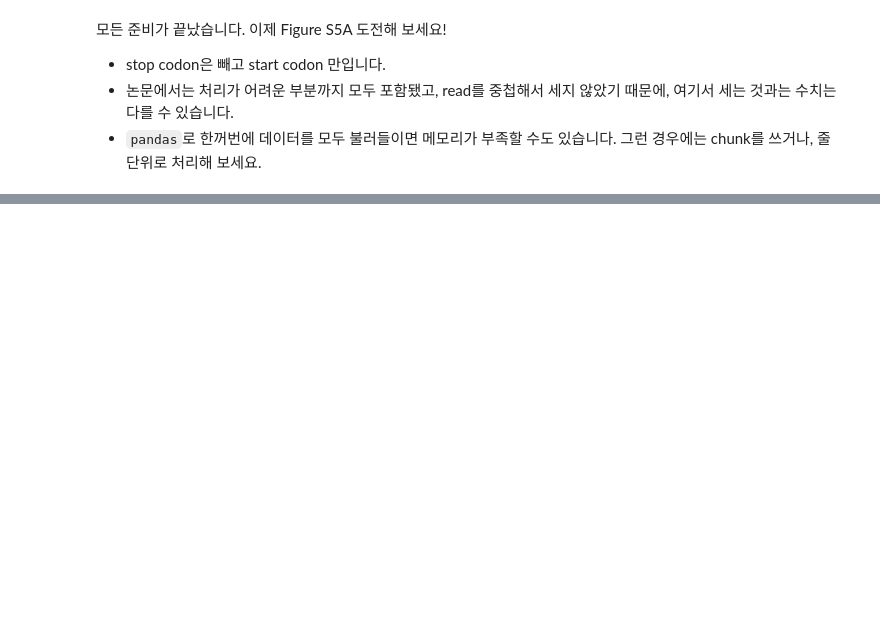
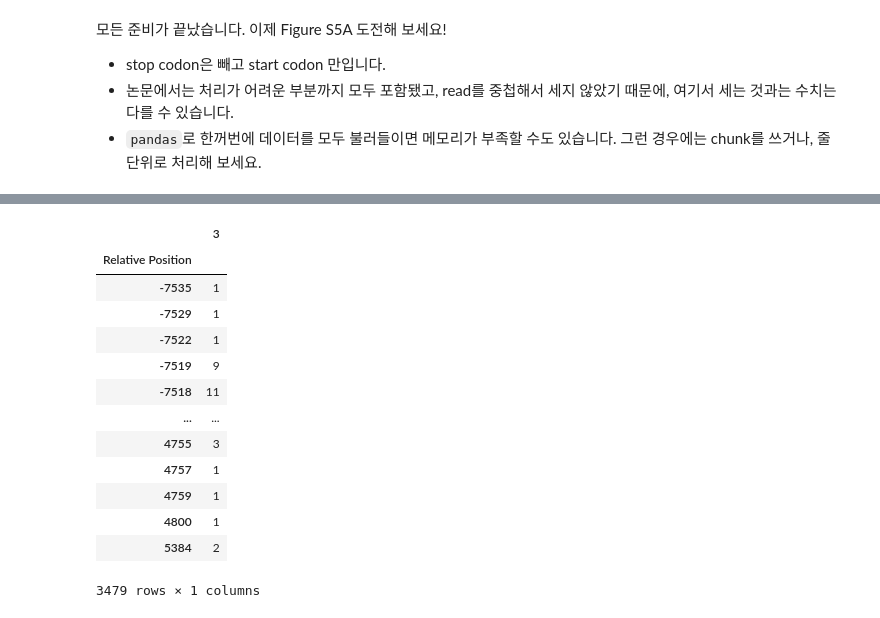
Before and after one commit to soominsong/Term_project_mission, a Jupyter notebook: CoLab_TermProj_M2.ipynb, the cells around one changed output, grey strips where cells are left out. Cells and saved outputs as stored; diff of their text form; code cells hidden in the pictures; blank space fills up the shorter version.

```diff
--- a/CoLab_TermProj_M2.ipynb
+++ b/CoLab_TermProj_M2.ipynb
@@ -199,0 +283,18 @@ start codon가 들어가 있는 exon들을 고르기 위해서 미리 + strand
+# %%
+df1 = df.groupby(['Relative Position']).agg({3: 'sum'})
+df1
+# %% [output]
+|  | 3 |
+| Relative Position |  |
+| -7535 | 1 |
+| -7529 | 1 |
+| -7522 | 1 |
+| -7519 | 9 |
+| -7518 | 11 |
+| ... | ... |
+| 4755 | 3 |
+| 4757 | 1 |
+| 4759 | 1 |
+| 4800 | 1 |
+| 5384 | 2 |
+3479 rows × 1 columns
```
Also changed, not shown: parts of 16 cells of this notebook.
